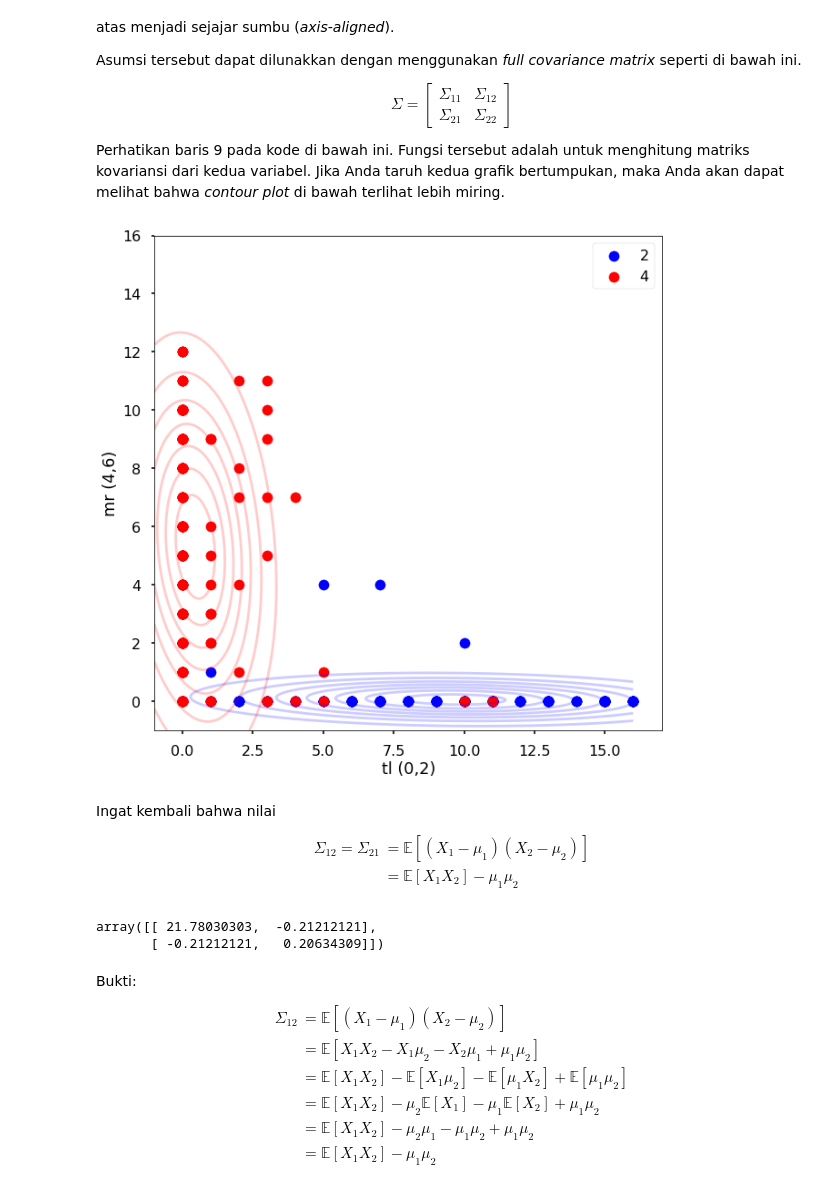
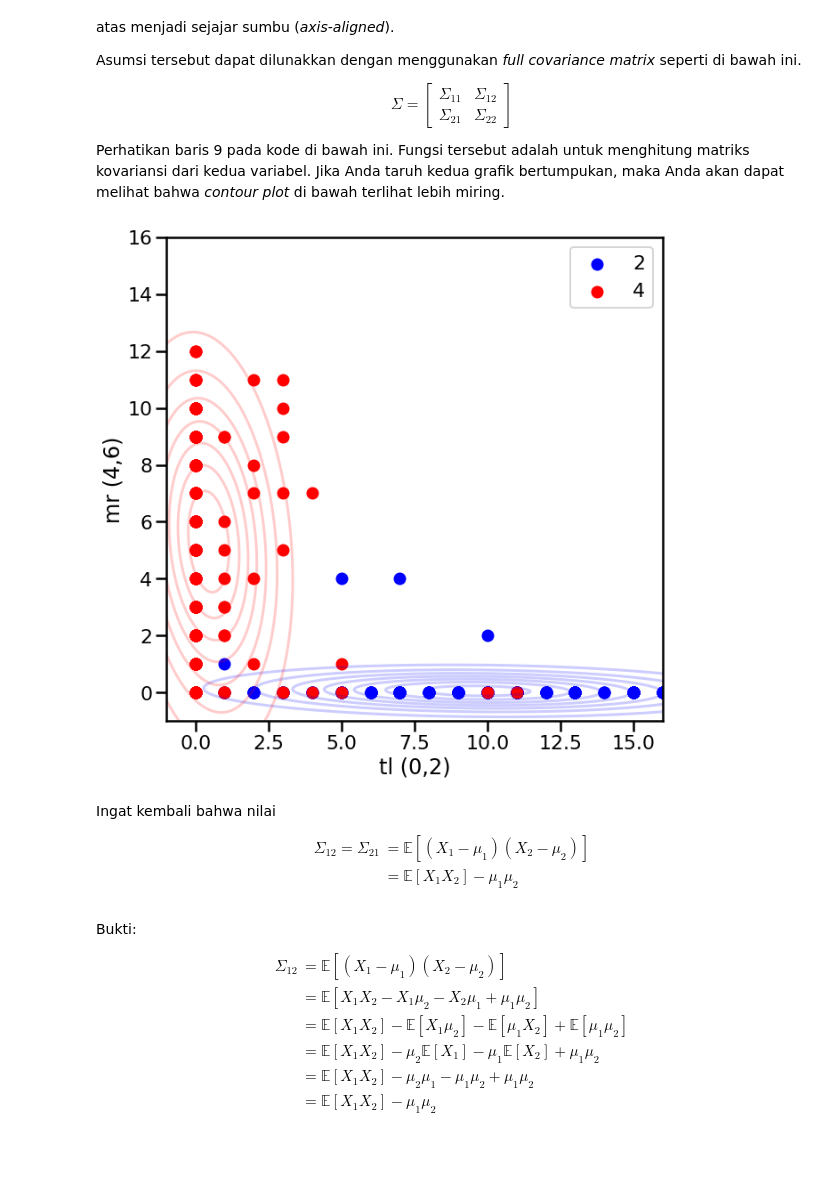
Before and after one commit to aliakbars/uai-mlpr, a Jupyter notebook: scripts/lab1.ipynb, the cells around one changed output. Cells and saved outputs as stored; diff of their text form; code cells hidden in the pictures; blank space fills up the shorter version.

Commit message:
Mengubah bivariate normal ke mvn

```diff
--- a/scripts/lab1.ipynb
+++ b/scripts/lab1.ipynb
@@ -12,7 +12,7 @@ import seaborn as sns
 
 %matplotlib inline
 
-sns.set_context('poster')
+sns.set_context('talk')
 # %%
 from sklearn.datasets import load_digits
 
@@ -92,7 +92,7 @@ Dengan rumus di atas untuk menghitung MLE:
 
 Mari kita coba melihat kedua atribut tersebut secara bersamaan. Apakah polanya akan lebih terlihat? Untuk mengetahui hal tersebut, kita dapat mengasumsikan bahwa kedua atribut tersebu akan mengikuti distribusi Gaussian untuk dua variabel, i.e. bivariate Gaussian.
 # %%
-from matplotlib.mlab import bivariate_normal
+from scipy.stats import multivariate_normal
 
 fig, ax = plt.subplots(figsize=(10,10))
 tl = np.linspace(-1, 16, 500)
@@ -100,19 +100,19 @@ mr = np.linspace(-1, 16, 500)
 
 cmaps = ['Blues', 'Reds']
 for angka, c in zip([2, 4], cmaps):
+    cov = np.cov(np.vstack([X[y == angka,2], X[y == angka,38]]))
+    cov[0,1] = 0
+    cov[1,0] = 0
+    mvn = multivariate_normal([X[y == angka,2].mean(), X[y == angka,38].mean()], cov)
+
     x1, x2 = np.meshgrid(tl, mr)
-    z = bivariate_normal(x1, x2,
-                         X[y == angka,2].std(),
-                         X[y == angka,38].std(),
-                         X[y == angka,2].mean(),
-                         X[y == angka,38].mean())
+    pos = np.dstack([x1, x2])
+
     color = c[0].lower()
+    z = mvn.pdf(pos)
+    ax.contour(x1, x2, z, alpha=.2, colors=color)
     ax.scatter(X[y == angka,2], X[y == angka,38], c=color, label=angka)
-    ax.contour(x1, x2, z,
-#                levels=[0.01, 0.1, 0.5, 0.9],
-               colors=color, alpha=0.2)
-
-ax.set_xlabel('tl (0,2)')
-ax.set_ylabel('mr (4,6)')
+    ax.set_xlabel('tl (0,2)')
+    ax.set_ylabel('mr (4,6)')
 plt.legend();
 # %% [output]
@@ -140,43 +140,33 @@ $$
 
 Perhatikan baris 9 pada kode di bawah ini. Fungsi tersebut adalah untuk menghitung matriks kovariansi dari kedua variabel. Jika Anda taruh kedua grafik bertumpukan, maka Anda akan dapat melihat bahwa *contour plot* di bawah terlihat lebih miring.
 # %%
-from scipy.stats import multivariate_normal
-
 fig, ax = plt.subplots(figsize=(10,10))
 tl = np.linspace(-1, 16, 500)
 mr = np.linspace(-1, 16, 500)
 
 cmaps = ['Blues', 'Reds']
 for angka, c in zip([2, 4], cmaps):
     cov = np.cov(np.vstack([X[y == angka,2], X[y == angka,38]]))
     mvn = multivariate_normal([X[y == angka,2].mean(), X[y == angka,38].mean()], cov)
 
     x1, x2 = np.meshgrid(tl, mr)
-
-    pos = np.empty(x1.shape + (2,))
-    pos[:,:,0] = x1
-    pos[:,:,1] = x2
+    pos = np.dstack([x1,x2])
 
     color = c[0].lower()
     z = mvn.pdf(pos)
     ax.contour(x1, x2, z, alpha=.2, colors=color)
     ax.scatter(X[y == angka,2], X[y == angka,38], c=color, label=angka)
     ax.set_xlabel('tl (0,2)')
     ax.set_ylabel('mr (4,6)')
 plt.legend();
 # %% [output]
-[figure, old version]
+[figure, new version]
 # %% [markdown]
 Ingat kembali bahwa nilai
 \begin{align}
 \Sigma_{12} = \Sigma_{21} &= \mathbb{E}[(X_1 - \mu_1)(X_2 - \mu_2)] \\
                           &= \mathbb{E}[X_1 X_2] - \mu_1 \mu_2
 \end{align}
-# %%
-np.cov(x1,x2)
-# %% [output]
-array([[ 21.78030303,  -0.21212121],
-       [ -0.21212121,   0.20634309]])
 # %% [markdown]
 Bukti:
 \begin{align}
```
Also changed, not shown: parts of 4 cells of this notebook.
